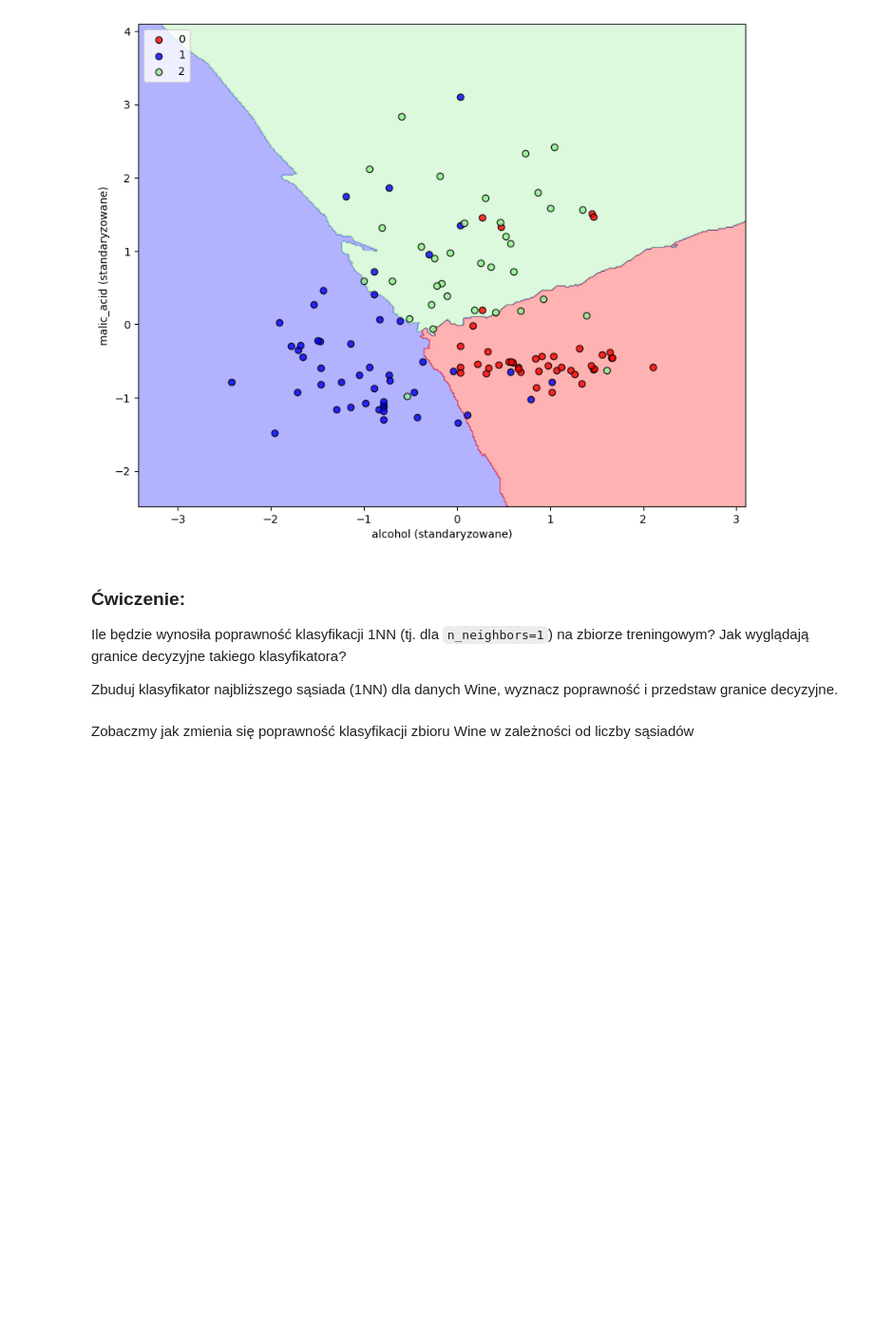
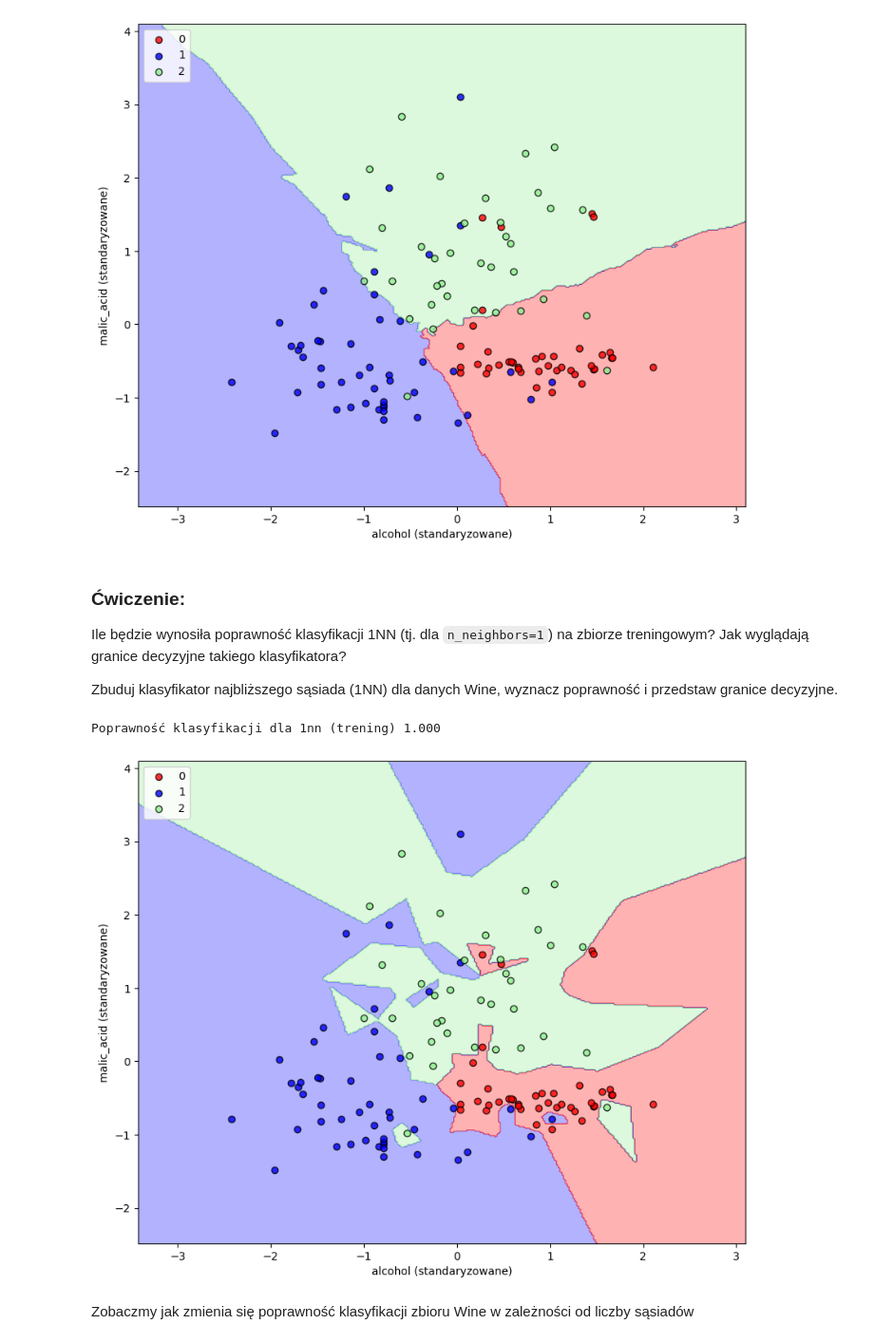
Before and after one commit to IS-UMK/wdm-lab-06-klasyfikacja-JonaszPocwiardowski, a Jupyter notebook: 06_Klasyfikacja.ipynb, the cells around one changed output. Shown at 95% size. Cells and saved outputs as stored; diff of their text form; code cells hidden in the pictures; blank space fills up the shorter version.

```diff
--- a/06_Klasyfikacja.ipynb
+++ b/06_Klasyfikacja.ipynb
@@ -519,6 +519,22 @@ Poprawność klasyfikacji (test) 0.796
 Ile będzie wynosiła poprawność klasyfikacji 1NN (tj. dla `n_neighbors=1`) na zbiorze treningowym? Jak wyglądają granice decyzyjne takiego klasyfikatora?
 
 Zbuduj klasyfikator najbliższego sąsiada (1NN) dla danych Wine, wyznacz poprawność i przedstaw granice decyzyjne.
+# %%
+clf1 = KNeighborsClassifier(n_neighbors=1, metric='minkowski', p=2)
+clf1 = clf1.fit(x_train_std, y_train)
+prediction1 = clf1.predict(x_train_std)
+
+print('Poprawność klasyfikacji dla 1nn (trening) %.3f' % accuracy_score(prediction1, y_train))
+
+plt.figure(figsize=(10, 8))
+plot_decision_regions(X=x_train_std, y=y_train, classifier=clf1)
+plt.xlabel(feature_names[0] + ' (standaryzowane)')
+plt.ylabel(feature_names[1] + ' (standaryzowane)')
+plt.legend(loc='upper left')
+plt.show()
+# %% [output]
+Poprawność klasyfikacji dla 1nn (trening) 1.000
+[figure, added]
 # %% [markdown]
 Zobaczmy jak zmienia się poprawność klasyfikacji zbioru Wine w zależności od liczby sąsiadów
 # %%
```
Also changed, not shown: parts of 9 cells of this notebook.
